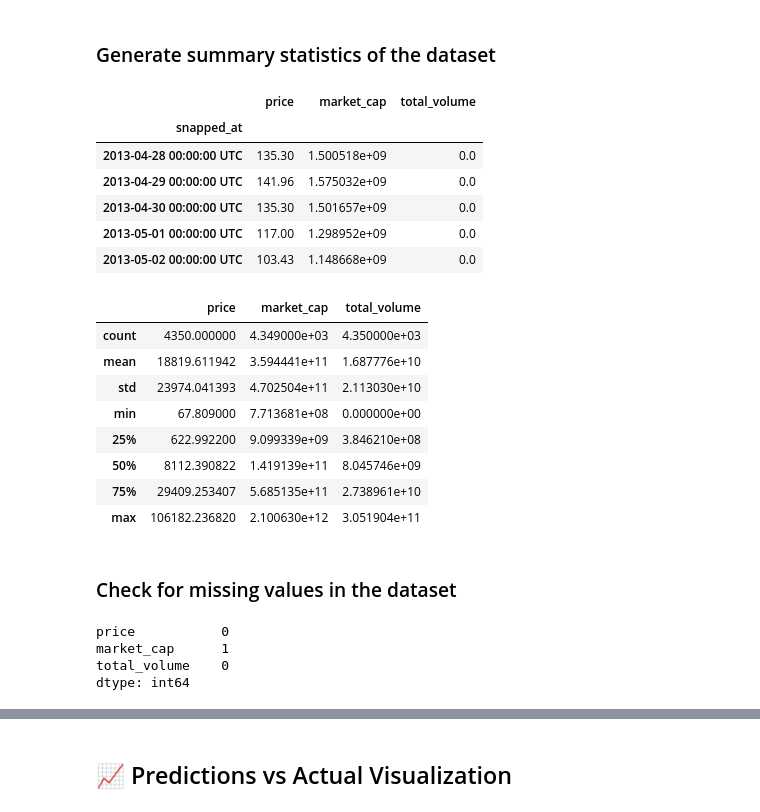
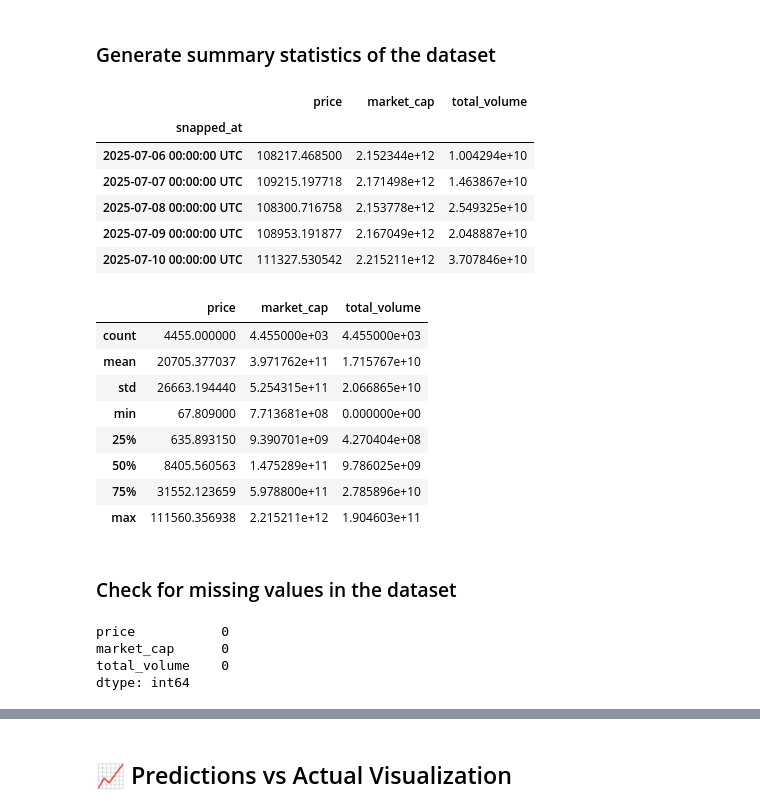
Before and after one commit to NickolayDEV/BitcoinPredictionAutomaton, a Jupyter notebook: modeltrain.ipynb, the cells around one changed output, grey strips where cells are left out. Cells and saved outputs as stored; diff of their text form; code cells hidden in the pictures.

```diff
--- a/modeltrain.ipynb
+++ b/modeltrain.ipynb
@@ -8,32 +8,32 @@ We perform exploratory data analysis, examine feature correlations, and build a
 # %%
 import pandas as pd
 import numpy as np
-path = 'btc-usd-max.csv'
+path = 'data//raw//btc-usd-max.csv'
 data = pd.read_csv(path, index_col=0)
 # %% [markdown]
 ### Generate summary statistics of the dataset
 # %%
-data.head(5)
+data.tail(5)
 # %% [output]
 |  | price | market_cap | total_volume |
 | snapped_at |  |  |  |
-| 2013-04-28 00:00:00 UTC | 135.30 | 1.500518e+09 | 0.0 |
-| 2013-04-29 00:00:00 UTC | 141.96 | 1.575032e+09 | 0.0 |
-| 2013-04-30 00:00:00 UTC | 135.30 | 1.501657e+09 | 0.0 |
-| 2013-05-01 00:00:00 UTC | 117.00 | 1.298952e+09 | 0.0 |
-| 2013-05-02 00:00:00 UTC | 103.43 | 1.148668e+09 | 0.0 |
+| 2025-07-06 00:00:00 UTC | 108217.468500 | 2.152344e+12 | 1.004294e+10 |
+| 2025-07-07 00:00:00 UTC | 109215.197718 | 2.171498e+12 | 1.463867e+10 |
+| 2025-07-08 00:00:00 UTC | 108300.716758 | 2.153778e+12 | 2.549325e+10 |
+| 2025-07-09 00:00:00 UTC | 108953.191877 | 2.167049e+12 | 2.048887e+10 |
+| 2025-07-10 00:00:00 UTC | 111327.530542 | 2.215211e+12 | 3.707846e+10 |
 # %%
 data.describe()
 # %% [output]
 |  | price | market_cap | total_volume |
-| count | 4350.000000 | 4.349000e+03 | 4.350000e+03 |
-| mean | 18819.611942 | 3.594441e+11 | 1.687776e+10 |
-| std | 23974.041393 | 4.702504e+11 | 2.113030e+10 |
+| count | 4455.000000 | 4.455000e+03 | 4.455000e+03 |
+| mean | 20705.377037 | 3.971762e+11 | 1.715767e+10 |
+| std | 26663.194440 | 5.254315e+11 | 2.066865e+10 |
 | min | 67.809000 | 7.713681e+08 | 0.000000e+00 |
-| 25% | 622.992200 | 9.099339e+09 | 3.846210e+08 |
-| 50% | 8112.390822 | 1.419139e+11 | 8.045746e+09 |
-| 75% | 29409.253407 | 5.685135e+11 | 2.738961e+10 |
-| max | 106182.236820 | 2.100630e+12 | 3.051904e+11 |
+| 25% | 635.893150 | 9.390701e+09 | 4.270404e+08 |
+| 50% | 8405.560563 | 1.475289e+11 | 9.786025e+09 |
+| 75% | 31552.123659 | 5.978800e+11 | 2.785896e+10 |
+| max | 111560.356938 | 2.215211e+12 | 1.904603e+11 |
 # %% [markdown]
 ### Check for missing values in the dataset
 # %%
@@ -41,6 +41,6 @@ data.describe()
 data.isnull().sum()
 # %% [output]
 price           0
-market_cap      1
+market_cap      0
 total_volume    0
 dtype: int64
```
Also changed, not shown: parts of 18 cells of this notebook, 8 other files.
